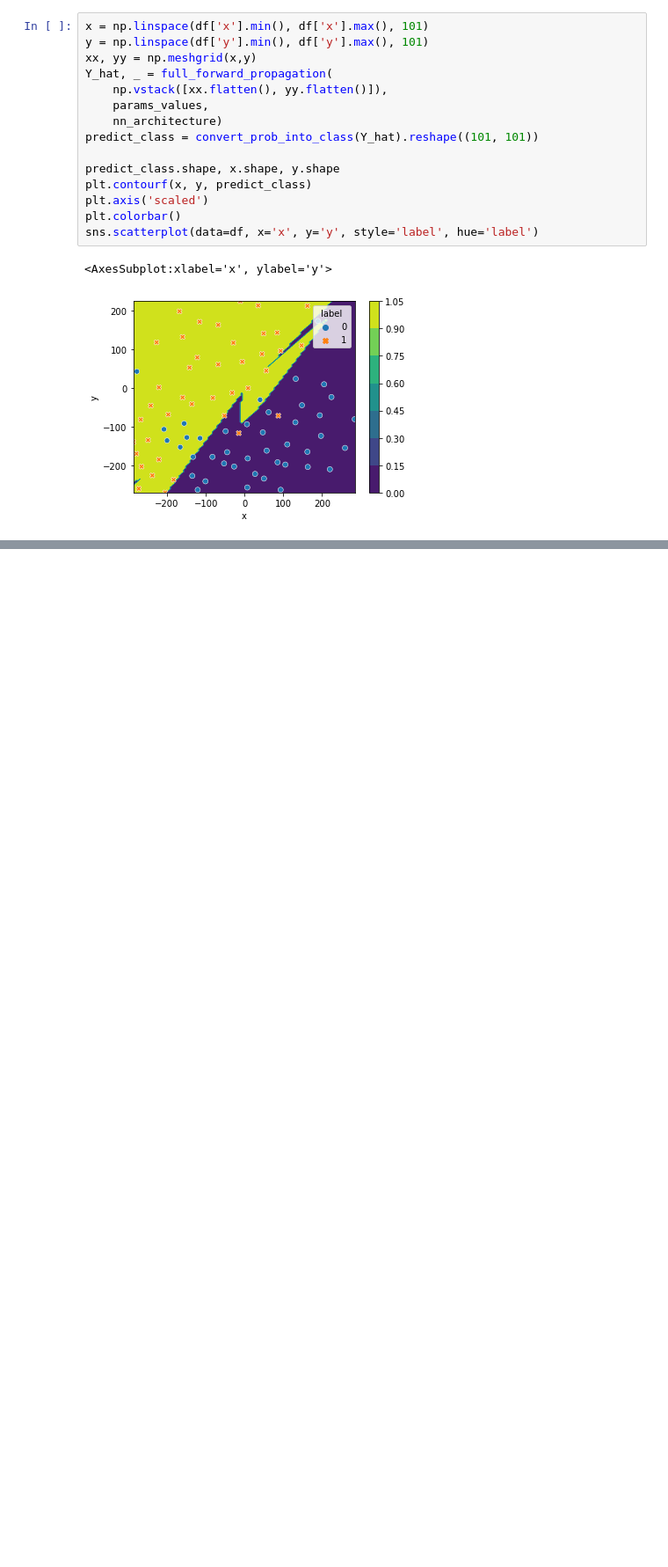
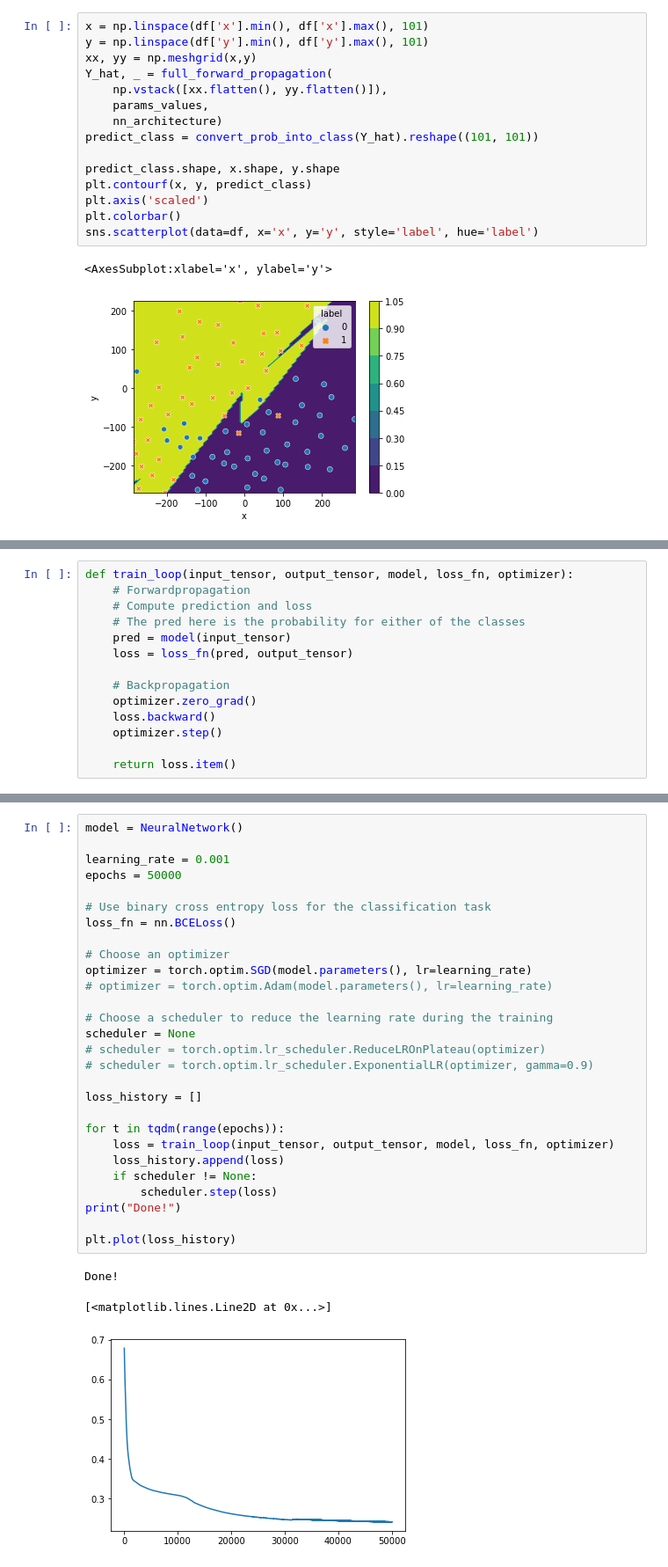
Before and after one commit to amirhosseindavoody/ML-practice, a Jupyter notebook: neural-network-with-numpy.ipynb, the cells around one changed output, grey strips where cells are left out. Shown at 88% size. Saved outputs shown, nothing was run; the diff lists cells and outputs as text; blank space fills up the shorter version.

Commit message:
Kaggle Notebook | neural_network_with_numpy | Version 2

```diff
--- a/neural-network-with-numpy.ipynb
+++ b/neural-network-with-numpy.ipynb
@@ -387,0 +463,14 @@ sns.scatterplot(data=df, x='x', y='y', style='label', hue='label')
+# %%
+def train_loop(input_tensor, output_tensor, model, loss_fn, optimizer):
+    # Forwardpropagation
+    # Compute prediction and loss
+    # The pred here is the probability for either of the classes
+    pred = model(input_tensor)
+    loss = loss_fn(pred, output_tensor)
+
+    # Backpropagation
+    optimizer.zero_grad()
+    loss.backward()
+    optimizer.step()
+
+    return loss.item()
@@ -387,0 +482,32 @@ sns.scatterplot(data=df, x='x', y='y', style='label', hue='label')
+# %%
+model = NeuralNetwork()
+
+learning_rate = 0.001
+epochs = 50000
+
+# Use binary cross entropy loss for the classification task
+loss_fn = nn.BCELoss()
+
+# Choose an optimizer
+optimizer = torch.optim.SGD(model.parameters(), lr=learning_rate)
+# optimizer = torch.optim.Adam(model.parameters(), lr=learning_rate)
+
+# Choose a scheduler to reduce the learning rate during the training
+scheduler = None
+# scheduler = torch.optim.lr_scheduler.ReduceLROnPlateau(optimizer)
+# scheduler = torch.optim.lr_scheduler.ExponentialLR(optimizer, gamma=0.9)
+
+loss_history = []
+
+for t in tqdm(range(epochs)):
+    loss = train_loop(input_tensor, output_tensor, model, loss_fn, optimizer)
+    loss_history.append(loss)
+    if scheduler != None:
+        scheduler.step(loss)
+print("Done!")
+
+plt.plot(loss_history)
+# %% [output]
+Done!
+[<matplotlib.lines.Line2D at 0x...>]
+[figure, added]
```
Also changed, not shown: parts of 16 cells of this notebook.
